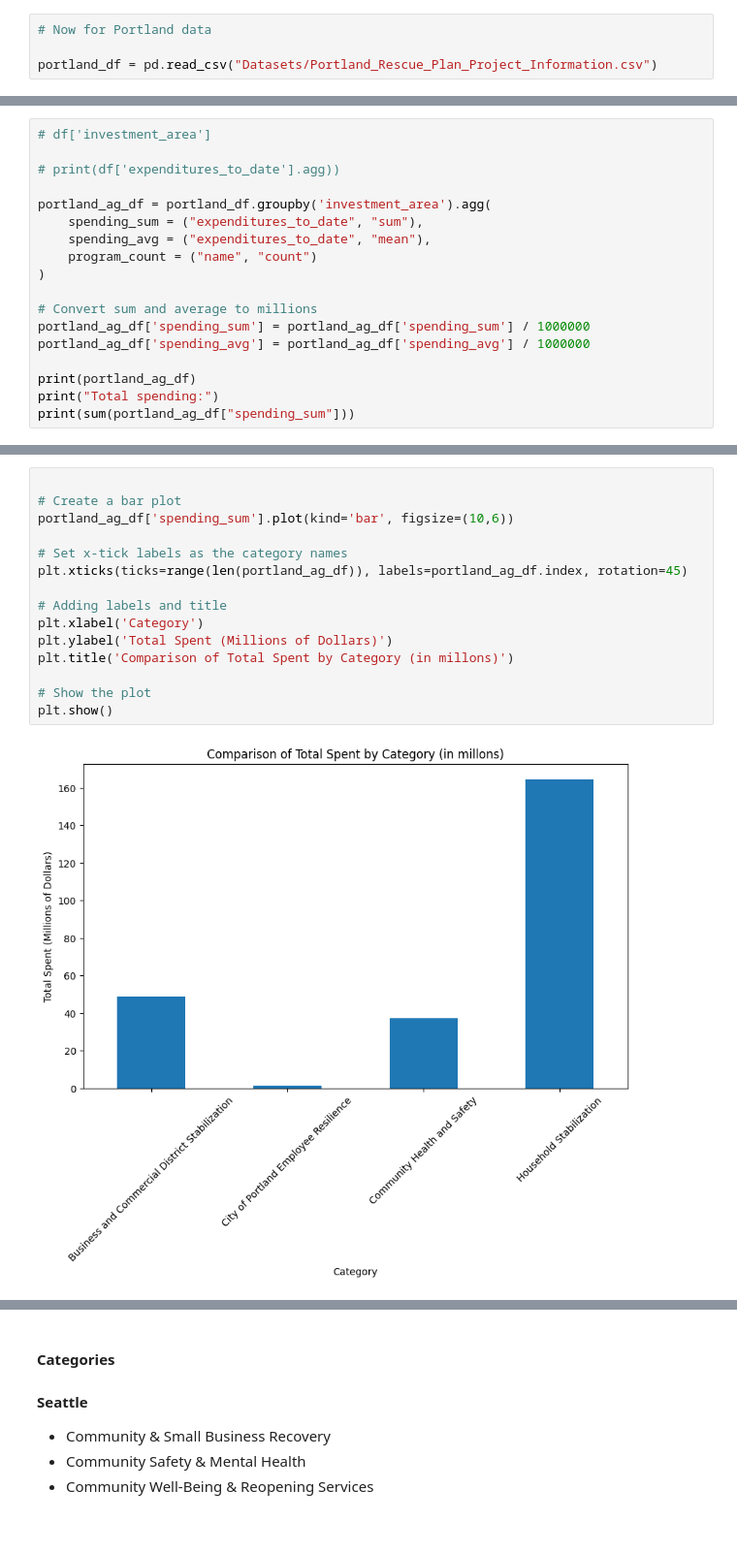
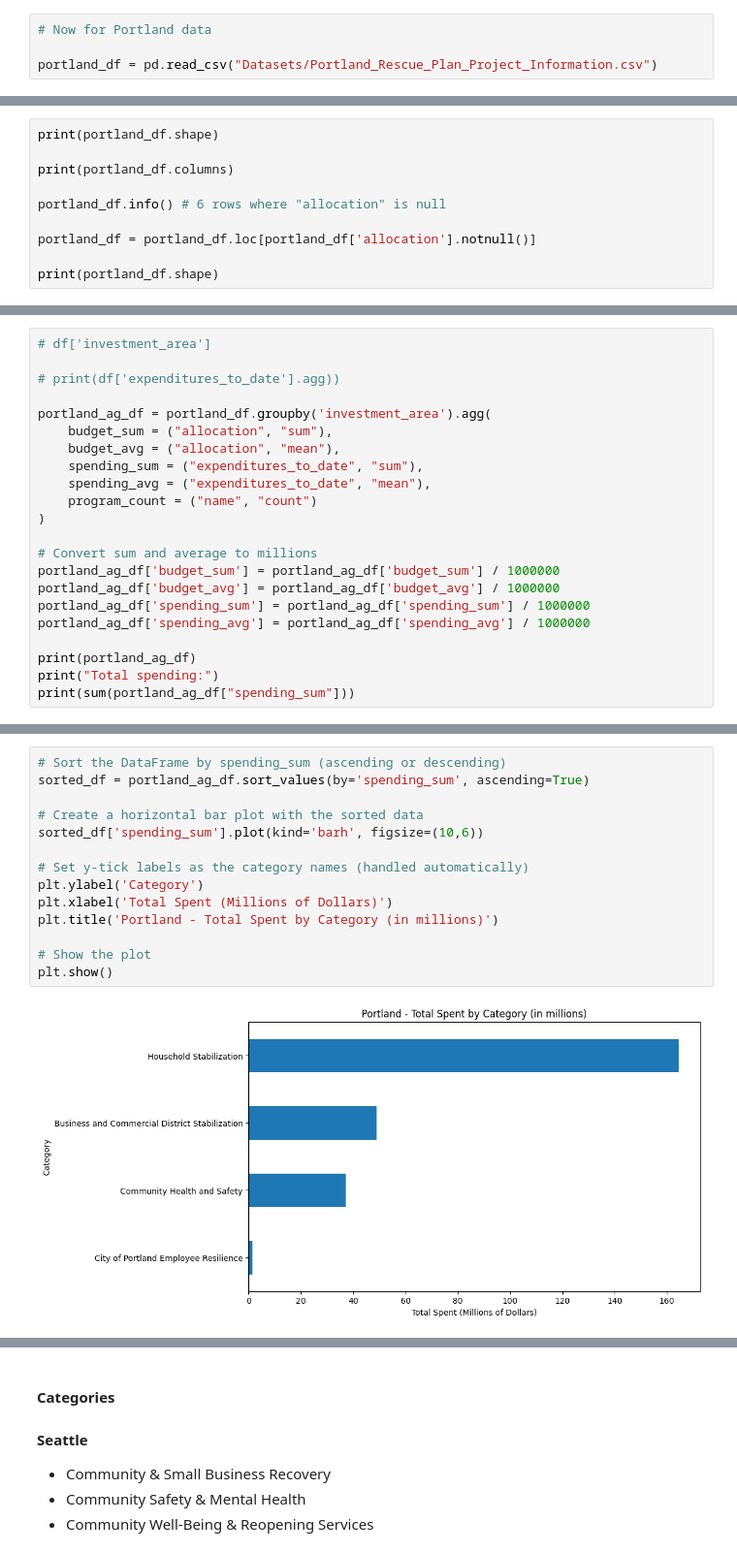
Before and after one commit to qldduong/AACUW_Team6, a Jupyter notebook: Quang_Data_Exploration.ipynb, the cells around one changed output, grey strips where cells are left out. Shown at 97% size. Drawn from its saved outputs; the diff is of its cells as text; blank space fills up the shorter version.

Commit message:
Some more graphs for midpoint presentation

```diff
--- a/Quang_Data_Exploration.ipynb
+++ b/Quang_Data_Exploration.ipynb
@@ -222,0 +228,10 @@ Index(['OBJECTID_1', 'OBJECTID', 'project_id', 'subproject_id', 'outcome',
+# %%
+print(portland_df.shape)
+
+print(portland_df.columns)
+
+portland_df.info() # 6 rows where "allocation" is null
+
+portland_df = portland_df.loc[portland_df['allocation'].notnull()]
+
+print(portland_df.shape)
@@ -226,12 +259,16 @@ Index(['OBJECTID_1', 'OBJECTID', 'project_id', 'subproject_id', 'outcome',
 # print(df['expenditures_to_date'].agg))
 
 portland_ag_df = portland_df.groupby('investment_area').agg(
+    budget_sum = ("allocation", "sum"),
+    budget_avg = ("allocation", "mean"),
     spending_sum = ("expenditures_to_date", "sum"),
     spending_avg = ("expenditures_to_date", "mean"),
     program_count = ("name", "count")
 )
 
 # Convert sum and average to millions
+portland_ag_df['budget_sum'] = portland_ag_df['budget_sum'] / 1000000
+portland_ag_df['budget_avg'] = portland_ag_df['budget_avg'] / 1000000
 portland_ag_df['spending_sum'] = portland_ag_df['spending_sum'] / 1000000
 portland_ag_df['spending_avg'] = portland_ag_df['spending_avg'] / 1000000
 
@@ -255,22 +294,21 @@ Household Stabilization                                    36
 Total spending:
 252.08851909999998
 # %%
+# Sort the DataFrame by spending_sum (ascending or descending)
+sorted_df = portland_ag_df.sort_values(by='spending_sum', ascending=True)
 
-# Create a bar plot
-portland_ag_df['spending_sum'].plot(kind='bar', figsize=(10,6))
+# Create a horizontal bar plot with the sorted data
+sorted_df['spending_sum'].plot(kind='barh', figsize=(10,6))
 
-# Set x-tick labels as the category names
-plt.xticks(ticks=range(len(portland_ag_df)), labels=portland_ag_df.index, rotation=45)
-
-# Adding labels and title
-plt.xlabel('Category')
-plt.ylabel('Total Spent (Millions of Dollars)')
-plt.title('Comparison of Total Spent by Category (in millons)')
+# Set y-tick labels as the category names (handled automatically)
+plt.ylabel('Category')
+plt.xlabel('Total Spent (Millions of Dollars)')
+plt.title('Portland - Total Spent by Category (in millions)')
 
 # Show the plot
 plt.show()
 # %% [output]
-[figure, old version]
+[figure, new version]
 # %% [markdown]
 #### Portland expenditures_to_date by category summary
 
```
Also changed, not shown: parts of 10 cells of this notebook, 1 other file.
